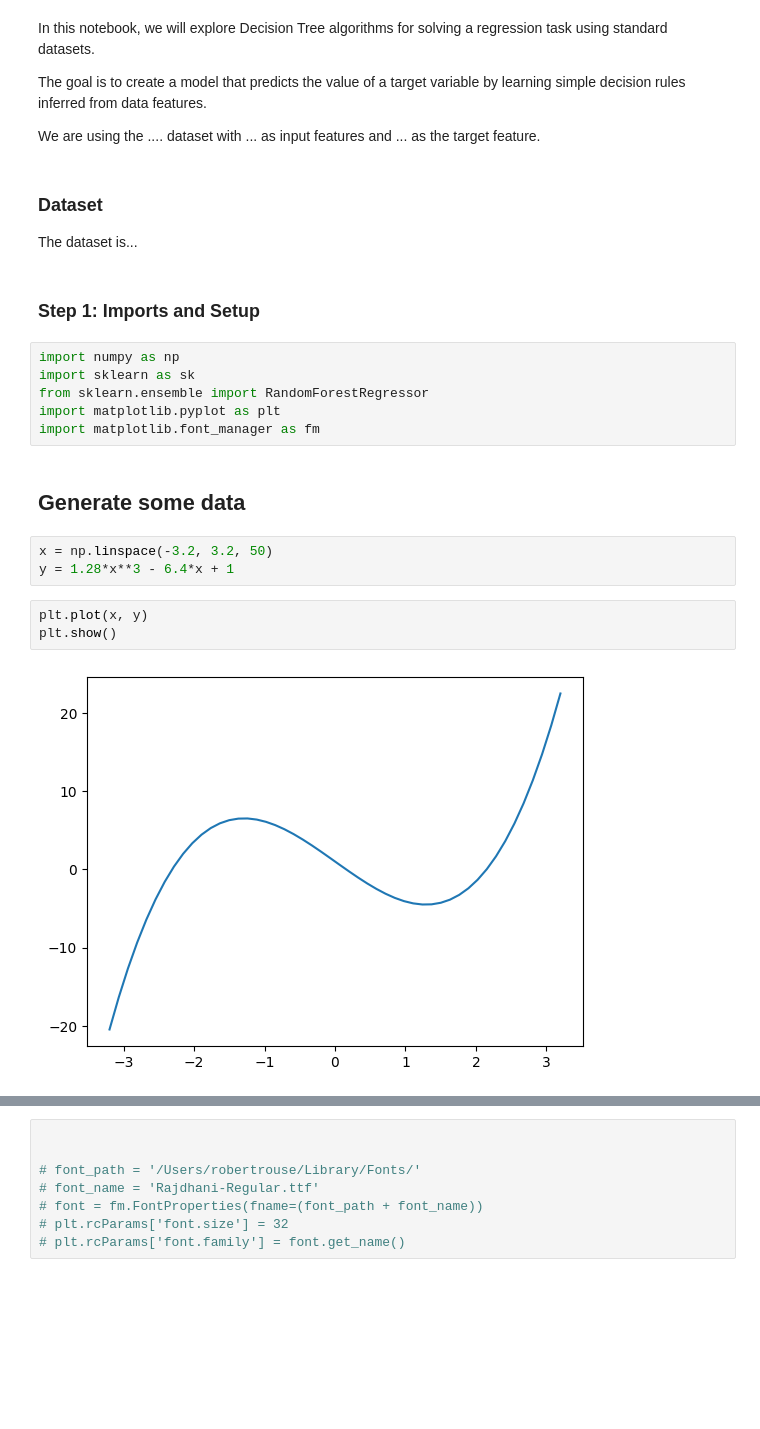
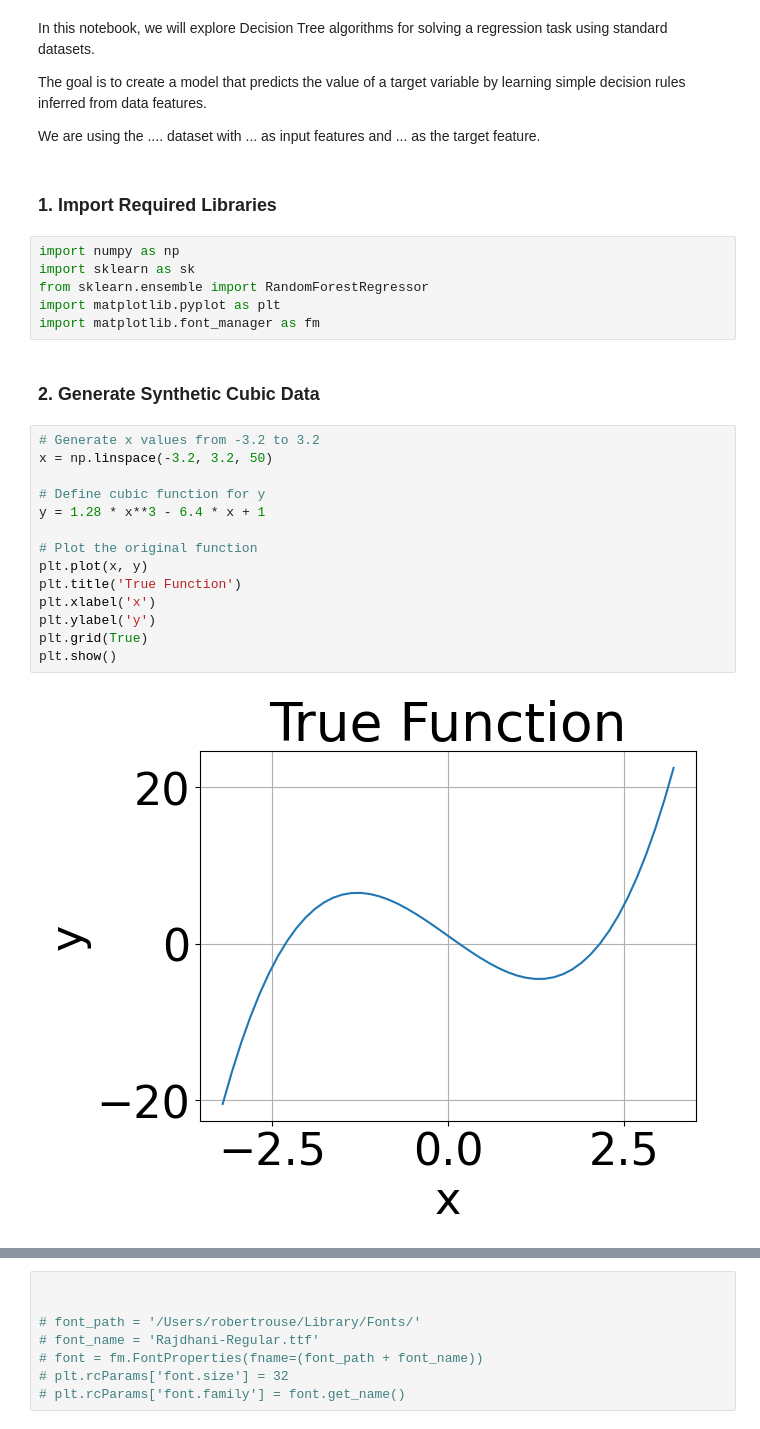
Before and after one commit to Cambridge-ICCS/DecisionTrees_SummerSchool25, a Jupyter notebook: DT_Regression.ipynb, the cells around one changed output, grey strips where cells are left out. Cells and saved outputs as stored; diff of their text form; blank space fills up the shorter version.

```diff
--- a/DT_Regression.ipynb
+++ b/DT_Regression.ipynb
@@ -6,11 +6,8 @@ In this notebook, we will explore Decision Tree algorithms for solving a regress
 The goal is to create a model that predicts the value of a target variable by learning simple decision rules inferred from data features.
 
 We are using the .... dataset with ... as input features and ... as the target feature.
-# %% [markdown]
-### Dataset
-The dataset is...
 # %% [markdown]
-### Step 1: Imports and Setup
+### 1. Import Required Libraries
 # %%
 import numpy as np
 import sklearn as sk
@@ -18,13 +15,21 @@ from sklearn.ensemble import RandomForestRegressor
 import matplotlib.pyplot as plt
 import matplotlib.font_manager as fm
 # %% [markdown]
-## Generate some data
+### 2. Generate Synthetic Cubic Data
 # %%
+# Generate x values from -3.2 to 3.2
 x = np.linspace(-3.2, 3.2, 50)
-y = 1.28*x**3 - 6.4*x + 1
+
+# Define cubic function for y
+y = 1.28 * x**3 - 6.4 * x + 1
+
+# Plot the original function
+plt.plot(x, y)
+plt.title('True Function')
+plt.xlabel('x')
+plt.ylabel('y')
+plt.grid(True)
+plt.show()
+# %% [output]
+[figure, added]
-# %%
-plt.plot(x, y)
-plt.show()
-# %% [output]
-[figure, removed]
 # %% [markdown]
```
Also changed, not shown: parts of 6 cells of this notebook.
